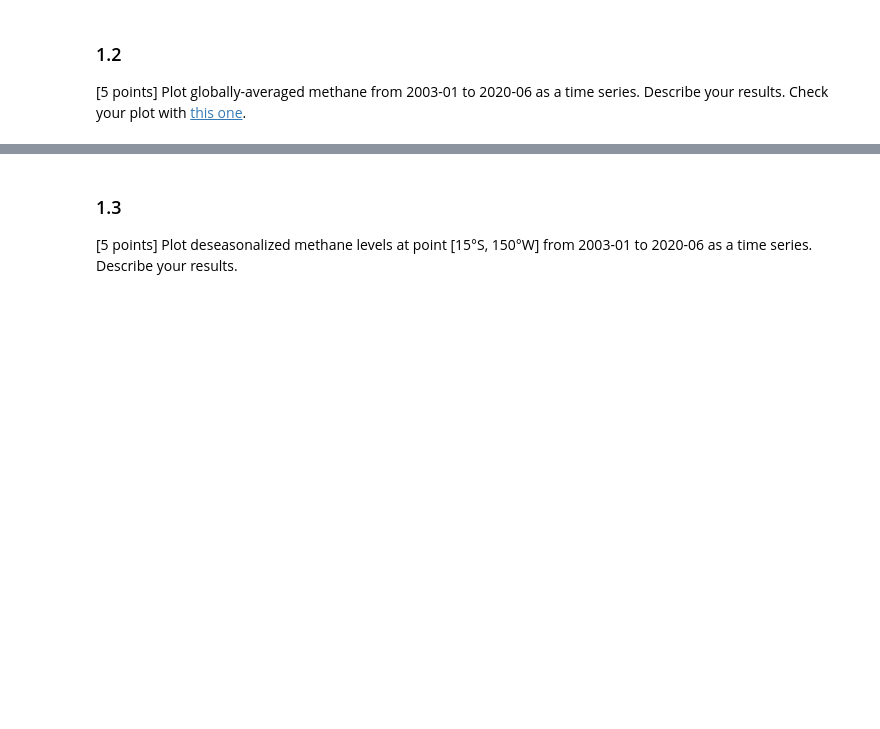
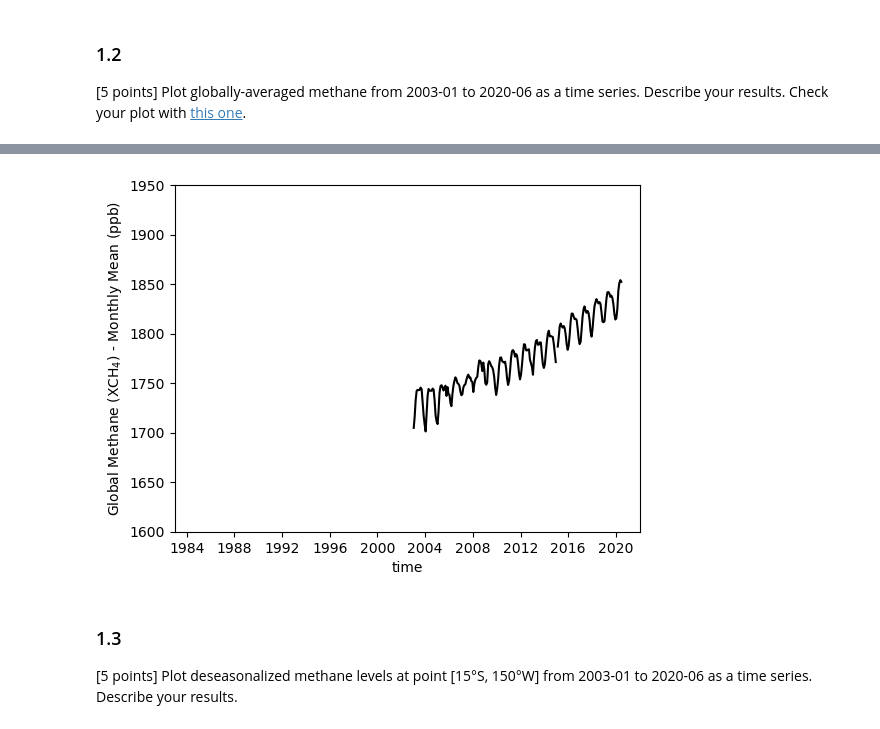
Before and after one commit to SolaProject/ESE5023_Assignments_12531386, a Jupyter notebook: PS3.ipynb, the cells around one changed output, grey strips where cells are left out. Cells and saved outputs as stored; diff of their text form; code cells hidden in the pictures; blank space fills up the shorter version.

```diff
--- a/PS3.ipynb
+++ b/PS3.ipynb
@@ -48,3 +56,13 @@ xch4.sel(time=slice("2003-01", "2020-06")).mean(dim=["lon", "lat"]).plot(ylim=[1
+# %%
+fig = plt.figure(figsize=[6, 4.5], dpi=100)
+spec = fig.add_gridspec(ncols=1, nrows=1)
+ax = fig.add_subplot(spec[0])
+weight = nobs * np.cos(np.deg2rad(xch4.lat)).values[:, None] * (1 - ds["land_fraction"])
+xch4.sel(time=slice("2003-01", "2020-06")).weighted(weight).mean(dim=["lon", "lat"]).plot(ylim=[1600, 1950], ax=ax, color="k", xlim=[np.datetime64("1983-01-01"), np.datetime64("2022-01-02")])
+ax.set_ylabel(r'Global Methane (XCH$_4$) - Monthly Mean (ppb)')
+fig.savefig("./images/PS3_1_figure2.png", bbox_inches="tight", dpi=300, transparent=True)
+# %% [output]
+[figure, added]
 # %% [markdown]
 ### 1.3
 
```
Also changed, not shown: parts of 18 cells of this notebook, 12 other files.
